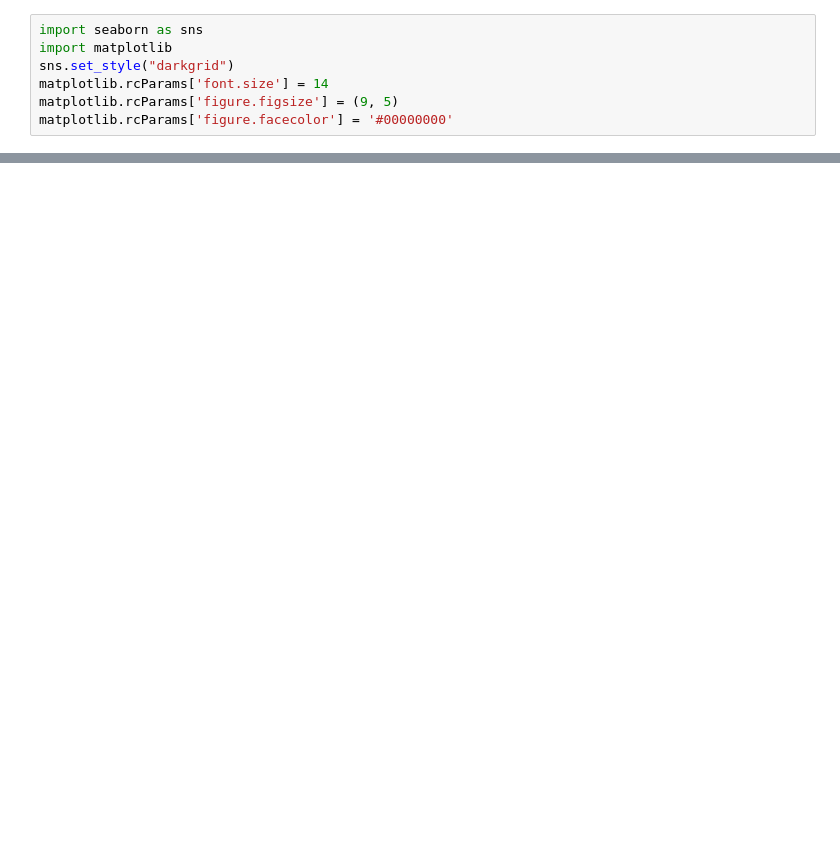
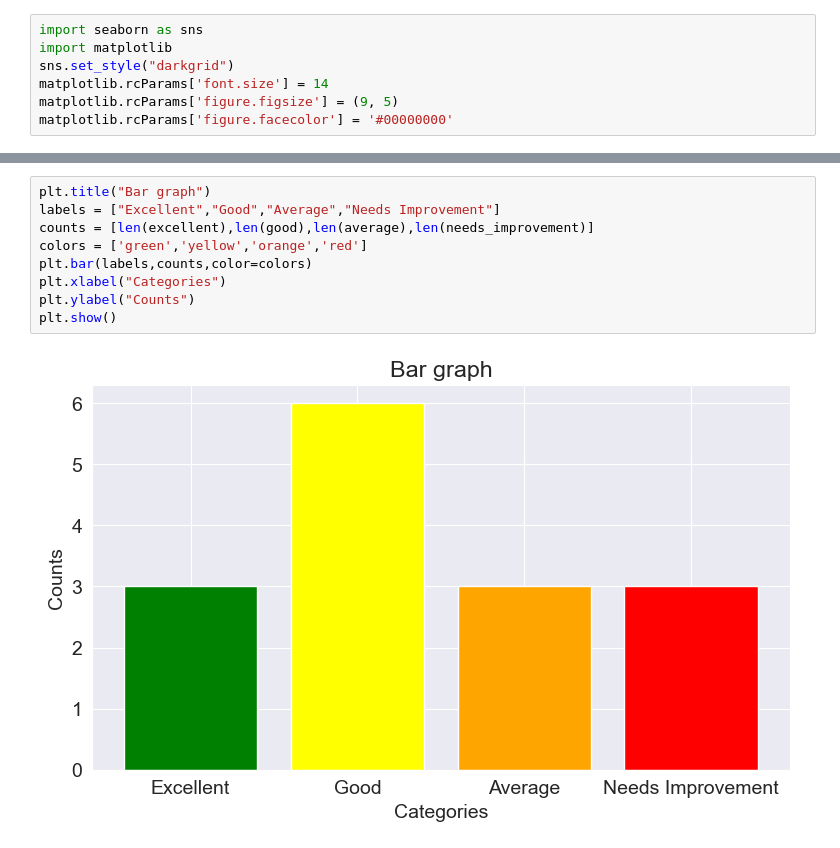
Before and after one commit to Om-Alve/PythonCollegeAssignments, a Jupyter notebook: Assignment3.ipynb, the cells around one changed output, grey strips where cells are left out. Drawn from its saved outputs; the diff is of its cells as text; blank space fills up the shorter version.

```diff
--- a/Assignment3.ipynb
+++ b/Assignment3.ipynb
@@ -137,0 +145,11 @@ Text(31.69444444444445, 0.5, 'No. of students')
+# %%
+plt.title("Bar graph")
+labels = ["Excellent","Good","Average","Needs Improvement"]
+counts = [len(excellent),len(good),len(average),len(needs_improvement)]
+colors = ['green','yellow','orange','red']
+plt.bar(labels,counts,color=colors)
+plt.xlabel("Categories")
+plt.ylabel("Counts")
+plt.show()
+# %% [output]
+[figure, added]
```
Also changed, not shown: parts of 12 cells of this notebook.
